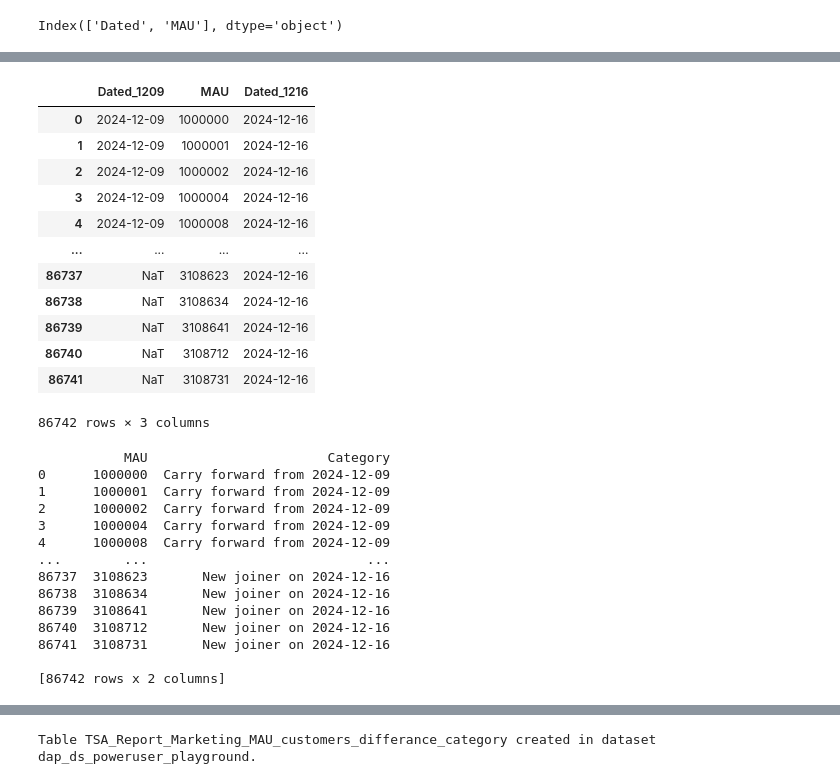
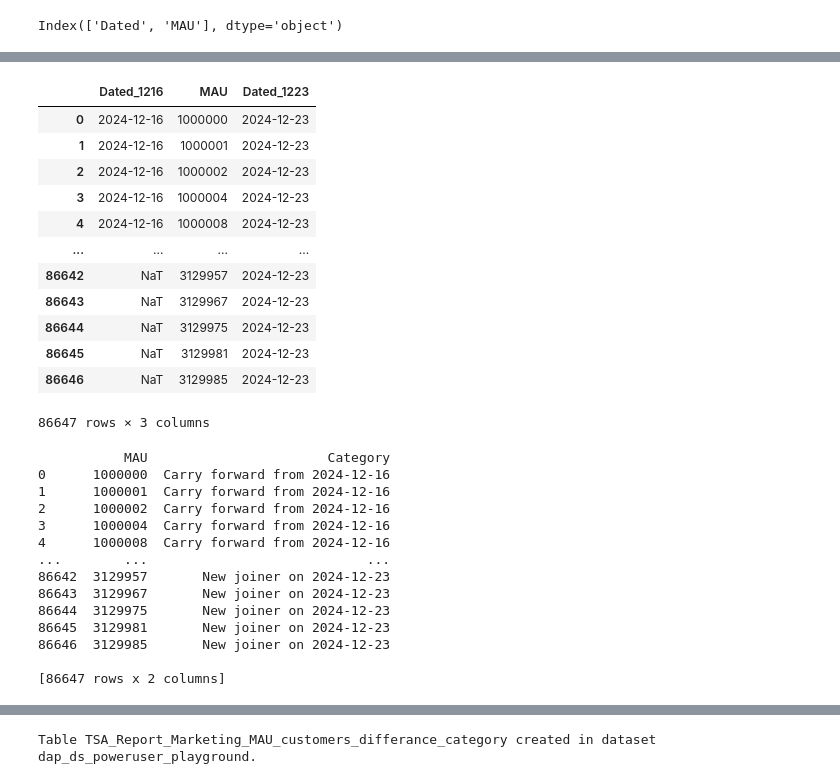
Before and after one commit to dchakroborti-tonik/MAU_MMAU_REPORT, a Jupyter notebook: TSA_REPORT_TEMPLATE_v2.ipynb, the cells around one changed output, grey strips where cells are left out. Drawn from its saved outputs; the diff is of its cells as text; code cells hidden in the pictures.

Commit message:
Updated week starting 23-12-2024

```diff
--- a/TSA_REPORT_TEMPLATE_v2.ipynb
+++ b/TSA_REPORT_TEMPLATE_v2.ipynb
@@ -35,8 +35,8 @@ def get_week_start_dates(start_date, end_date):
         current_date += relativedelta(weeks=1)
     return week_start_dates
 
-start_date = datetime.date(2024, 12, 16)
-end_date = datetime.date(2024, 12, 22)
+start_date = datetime.date(2024, 12, 23)
+end_date = datetime.date(2024, 12, 29)
 
 week_start_dates = get_week_start_dates(start_date, end_date)
 print(week_start_dates)
@@ -755,5 +755,5 @@ Dated
 Name: count, dtype: int64
 # %%
 # Separate data into two dataframes based on date
-df_1209 = df[df['Dated'] == '2024-12-09'].reset_index(drop=True)
-df_1216 = df[df['Dated'] == '2024-12-16 '].reset_index(drop=True)
+df_1216 = df[df['Dated'] == '2024-12-16'].reset_index(drop=True)
+df_1223 = df[df['Dated'] == '2024-12-23 '].reset_index(drop=True)
@@ -778,30 +778,30 @@ df_1216.head()
 # %%
 # Merge to find customers present on both dates
-merged = pd.merge(df_1209, df_1216, on='MAU', suffixes=('_1209', '_1216'), how='outer')
+merged = pd.merge(df_1216, df_1223, on='MAU', suffixes=('_1216', '_1223'), how='outer')
 merged
 # %% [output]
-|  | Dated_1209 | MAU | Dated_1216 |
-| 0 | 2024-12-09 | 1000000 | 2024-12-16 |
-| 1 | 2024-12-09 | 1000001 | 2024-12-16 |
-| 2 | 2024-12-09 | 1000002 | 2024-12-16 |
-| 3 | 2024-12-09 | 1000004 | 2024-12-16 |
-| 4 | 2024-12-09 | 1000008 | 2024-12-16 |
+|  | Dated_1216 | MAU | Dated_1223 |
+| 0 | 2024-12-16 | 1000000 | 2024-12-23 |
+| 1 | 2024-12-16 | 1000001 | 2024-12-23 |
+| 2 | 2024-12-16 | 1000002 | 2024-12-23 |
+| 3 | 2024-12-16 | 1000004 | 2024-12-23 |
+| 4 | 2024-12-16 | 1000008 | 2024-12-23 |
 | ... | ... | ... | ... |
-| 86737 | NaT | 3108623 | 2024-12-16 |
-| 86738 | NaT | 3108634 | 2024-12-16 |
-| 86739 | NaT | 3108641 | 2024-12-16 |
-| 86740 | NaT | 3108712 | 2024-12-16 |
-| 86741 | NaT | 3108731 | 2024-12-16 |
+| 86642 | NaT | 3129957 | 2024-12-23 |
+| 86643 | NaT | 3129967 | 2024-12-23 |
+| 86644 | NaT | 3129975 | 2024-12-23 |
+| 86645 | NaT | 3129981 | 2024-12-23 |
+| 86646 | NaT | 3129985 | 2024-12-23 |
-86742 rows × 3 columns
+86647 rows × 3 columns
 # %%
 # Function to categorize customer presence
 def categorize_presence(row):
-    if pd.isna(row['Dated_1216']):
-        return 'Not available on 2024-12-16'
-    elif pd.isna(row['Dated_1209']):
-        return 'New joiner on 2024-12-16'
+    if pd.isna(row['Dated_1223']):
+        return 'Not available on 2024-12-23'
+    elif pd.isna(row['Dated_1216']):
+        return 'New joiner on 2024-12-23'
     else:
-        return 'Carry forward from 2024-12-09'
+        return 'Carry forward from 2024-12-16'
 
 # Apply function to create category column
 merged['Category'] = merged.apply(categorize_presence, axis=1)
@@ -810,19 +810,19 @@ merged['Category'] = merged.apply(categorize_presence, axis=1)
 print(merged[['MAU', 'Category']])
 # %% [output]
            MAU                       Category
-0      1000000  Carry forward from 2024-12-09
-1      1000001  Carry forward from 2024-12-09
-2      1000002  Carry forward from 2024-12-09
-3      1000004  Carry forward from 2024-12-09
-4      1000008  Carry forward from 2024-12-09
+0      1000000  Carry forward from 2024-12-16
+1      1000001  Carry forward from 2024-12-16
+2      1000002  Carry forward from 2024-12-16
+3      1000004  Carry forward from 2024-12-16
+4      1000008  Carry forward from 2024-12-16
 ...        ...                            ...
-86737  3108623       New joiner on 2024-12-16
-86738  3108634       New joiner on 2024-12-16
-86739  3108641       New joiner on 2024-12-16
-86740  3108712       New joiner on 2024-12-16
-86741  3108731       New joiner on 2024-12-16
+86642  3129957       New joiner on 2024-12-23
+86643  3129967       New joiner on 2024-12-23
+86644  3129975       New joiner on 2024-12-23
+86645  3129981       New joiner on 2024-12-23
+86646  3129985       New joiner on 2024-12-23
 
-[86742 rows x 2 columns]
+[86647 rows x 2 columns]
 # %%
 merged['Category'].value_counts(dropna=False)
 # %% [output]
```
Also changed, not shown: parts of 36 cells of this notebook.
